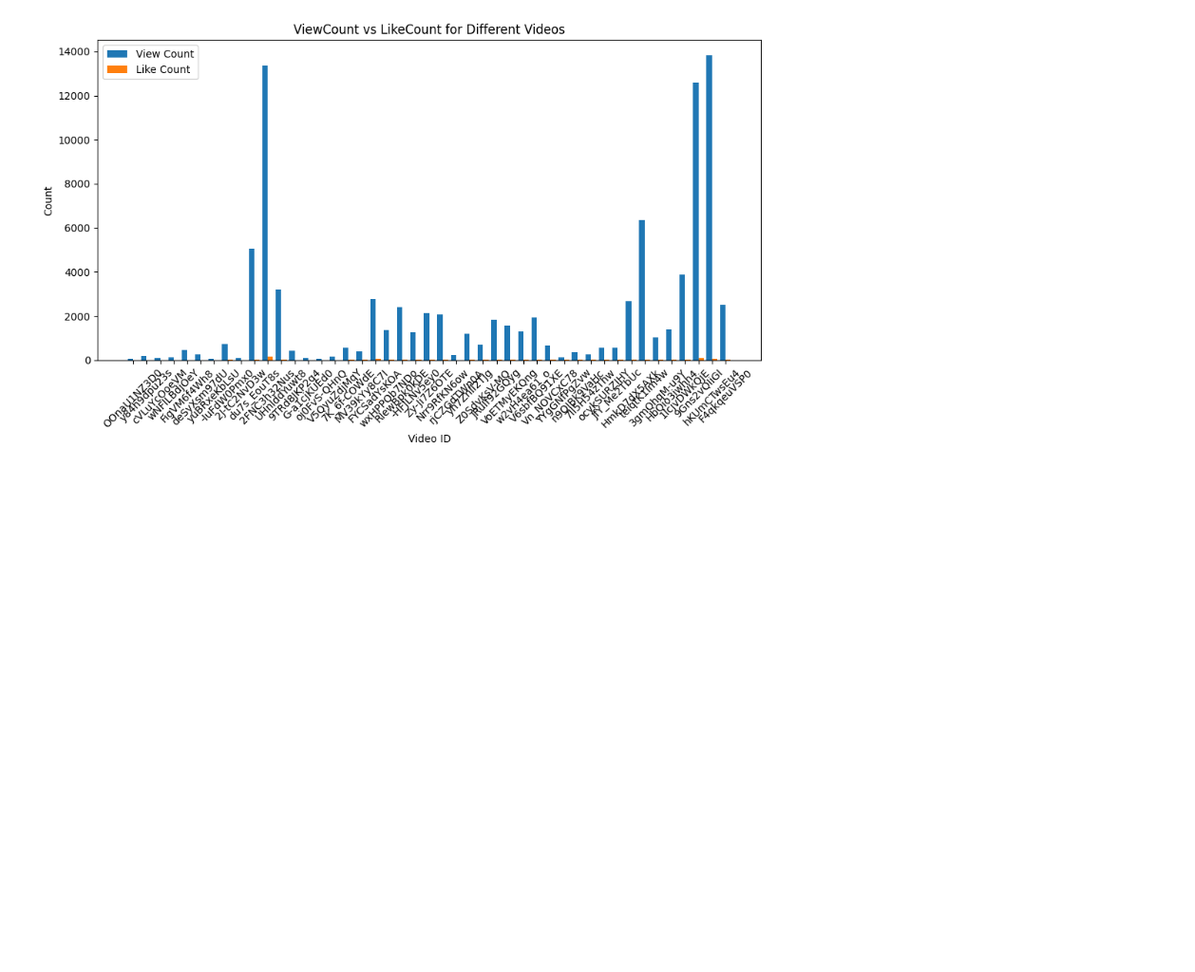
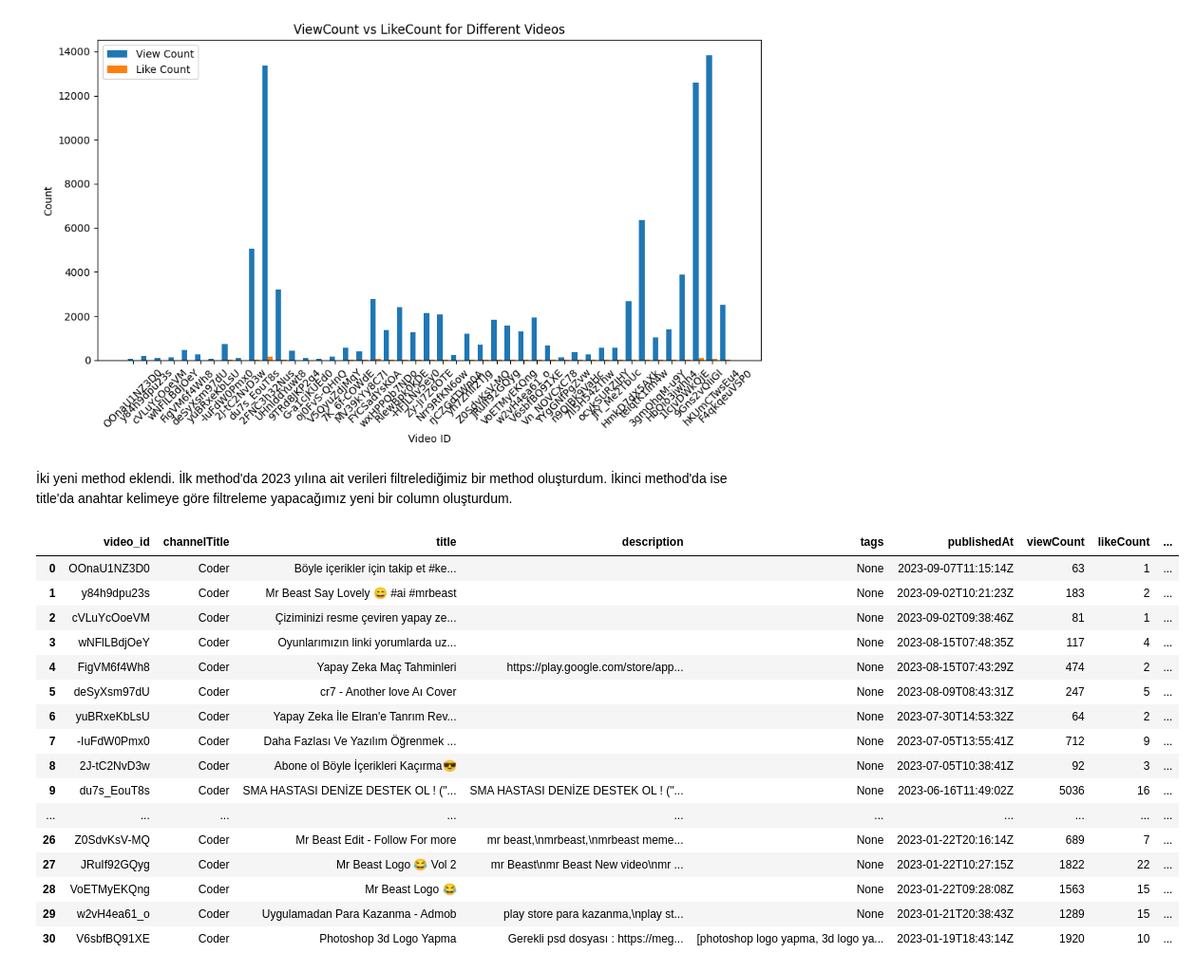
Before and after one commit to sevgicann/api_project, a Jupyter notebook: analiz.ipynb, the cells around one changed output. Shown: that part at 95% size. Cells and saved outputs as stored; diff of their text form; code cells hidden in the pictures; blank space fills up the shorter version.

```diff
--- a/analiz.ipynb
+++ b/analiz.ipynb
@@ -231,3 +233,33 @@ plt.tight_layout()
 plt.show()
 # %% [output]
 [figure]
+# %% [markdown]
+İki yeni method eklendi. İlk method'da 2023 yılına ait verileri filtrelediğimiz bir method oluşturdum. İkinci method'da ise title'da anahtar kelimeye göre filtreleme yapacağımız yeni bir column oluşturdum.
+# %%
+# filter_videos_by_year methodu ile 2023 yılına ait videoların id'lerini getirdik.
+from api_metod import filter_videos_by_year
+video_details_df = collect_video_detay(youtube, video_ids)
+
+# Methodu kullanarak 2023'e ait videoları seçtik
+videos_2023 = filter_videos_by_year(video_details_df, '2023')
+
+
+videos_2023
+# %% [output]
+|  | video_id | channelTitle | title | description | tags | publishedAt | viewCount | likeCount | ... |
+| 0 | OOnaU1NZ3D0 | Coder | Böyle içerikler için takip et #ke... |  | None | 2023-09-07T11:15:14Z | 63 | 1 | ... |
+| 1 | y84h9dpu23s | Coder | Mr Beast Say Lovely 😄 #ai #mrbeast |  | None | 2023-09-02T10:21:23Z | 183 | 2 | ... |
+| 2 | cVLuYcOoeVM | Coder | Çiziminizi resme çeviren yapay ze... |  | None | 2023-09-02T09:38:46Z | 81 | 1 | ... |
+| 3 | wNFlLBdjOeY | Coder | Oyunlarımızın linki yorumlarda uz... |  | None | 2023-08-15T07:48:35Z | 117 | 4 | ... |
+| 4 | FigVM6f4Wh8 | Coder | Yapay Zeka Maç Tahminleri | https://play.google.com/store/app... | None | 2023-08-15T07:43:29Z | 474 | 2 | ... |
+| 5 | deSyXsm97dU | Coder | cr7 - Another love Aı Cover |  | None | 2023-08-09T08:43:31Z | 247 | 5 | ... |
+| 6 | yuBRxeKbLsU | Coder | Yapay Zeka İle Elran'e Tanrım Rev... |  | None | 2023-07-30T14:53:32Z | 64 | 2 | ... |
+| 7 | -IuFdW0Pmx0 | Coder | Daha Fazlası Ve Yazılım Öğrenmek ... |  | None | 2023-07-05T13:55:41Z | 712 | 9 | ... |
+| 8 | 2J-tC2NvD3w | Coder | Abone ol Böyle İçerikleri Kaçırma😎 |  | None | 2023-07-05T10:38:41Z | 92 | 3 | ... |
+| 9 | du7s_EouT8s | Coder | SMA HASTASI DENİZE DESTEK OL ! ("... | SMA HASTASI DENİZE DESTEK OL ! ("... | None | 2023-06-16T11:49:02Z | 5036 | 16 | ... |
+| ... | ... | ... | ... | ... | ... | ... | ... | ... | ... |
+| 26 | Z0SdvKsV-MQ | Coder | Mr Beast Edit - Follow For more | mr beast,\nmrbeast,\nmrbeast meme... | None | 2023-01-22T20:16:14Z | 689 | 7 | ... |
+| 27 | JRuIf92GQyg | Coder | Mr Beast Logo 😂 Vol 2 | mr Beast\nmr Beast New video\nmr ... | None | 2023-01-22T10:27:15Z | 1822 | 22 | ... |
+| 28 | VoETMyEKQng | Coder | Mr Beast Logo 😂 |  | None | 2023-01-22T09:28:08Z | 1563 | 15 | ... |
+| 29 | w2vH4ea61_o | Coder | Uygulamadan Para Kazanma - Admob | play store para kazanma,\nplay st... | None | 2023-01-21T20:38:43Z | 1289 | 15 | ... |
+| 30 | V6sbfBQ91XE | Coder | Photoshop 3d Logo Yapma | Gerekli psd dosyası : https://meg... | [photoshop logo yapma, 3d logo ya... | 2023-01-19T18:43:14Z | 1920 | 10 | ... |
```
Also changed, not shown: parts of 3 cells of this notebook, 1 other file.
